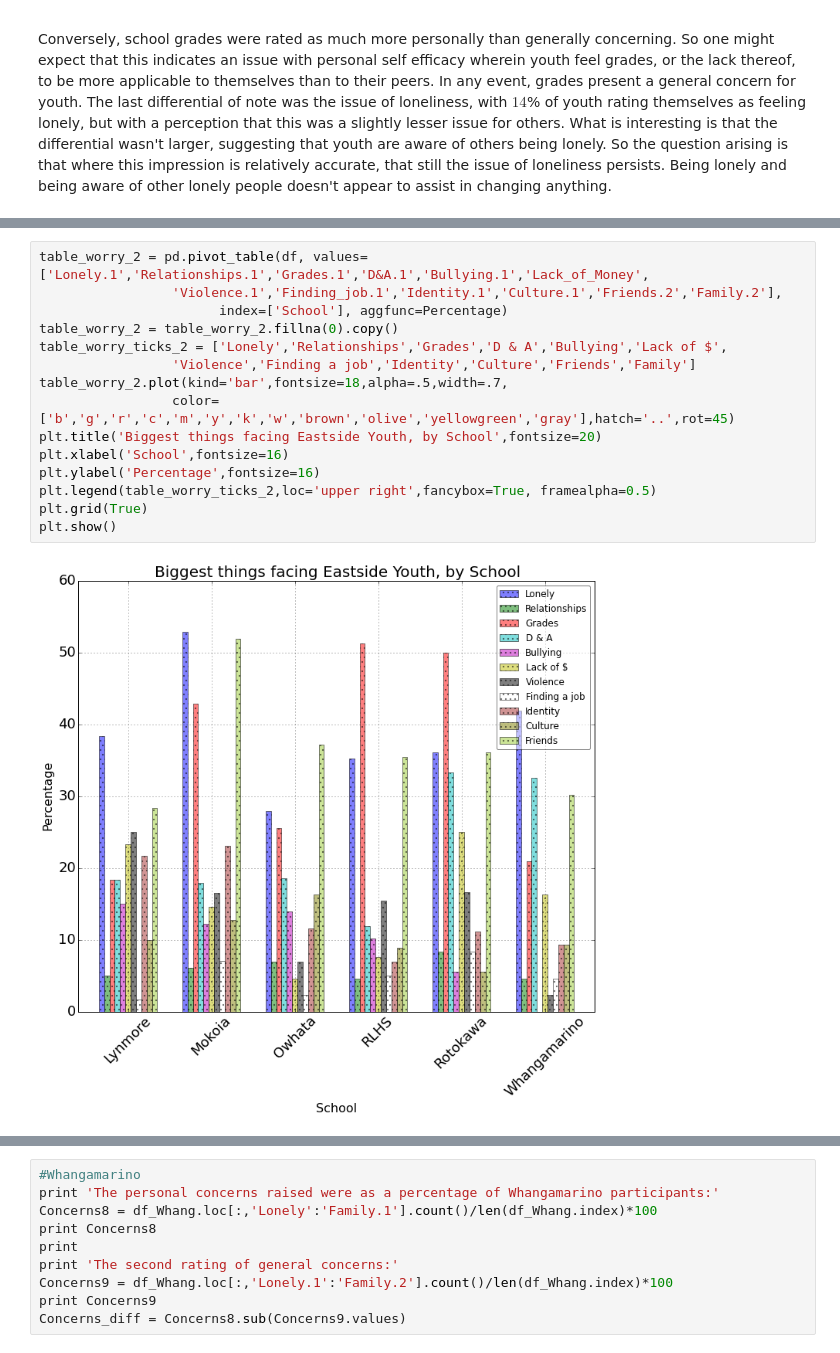
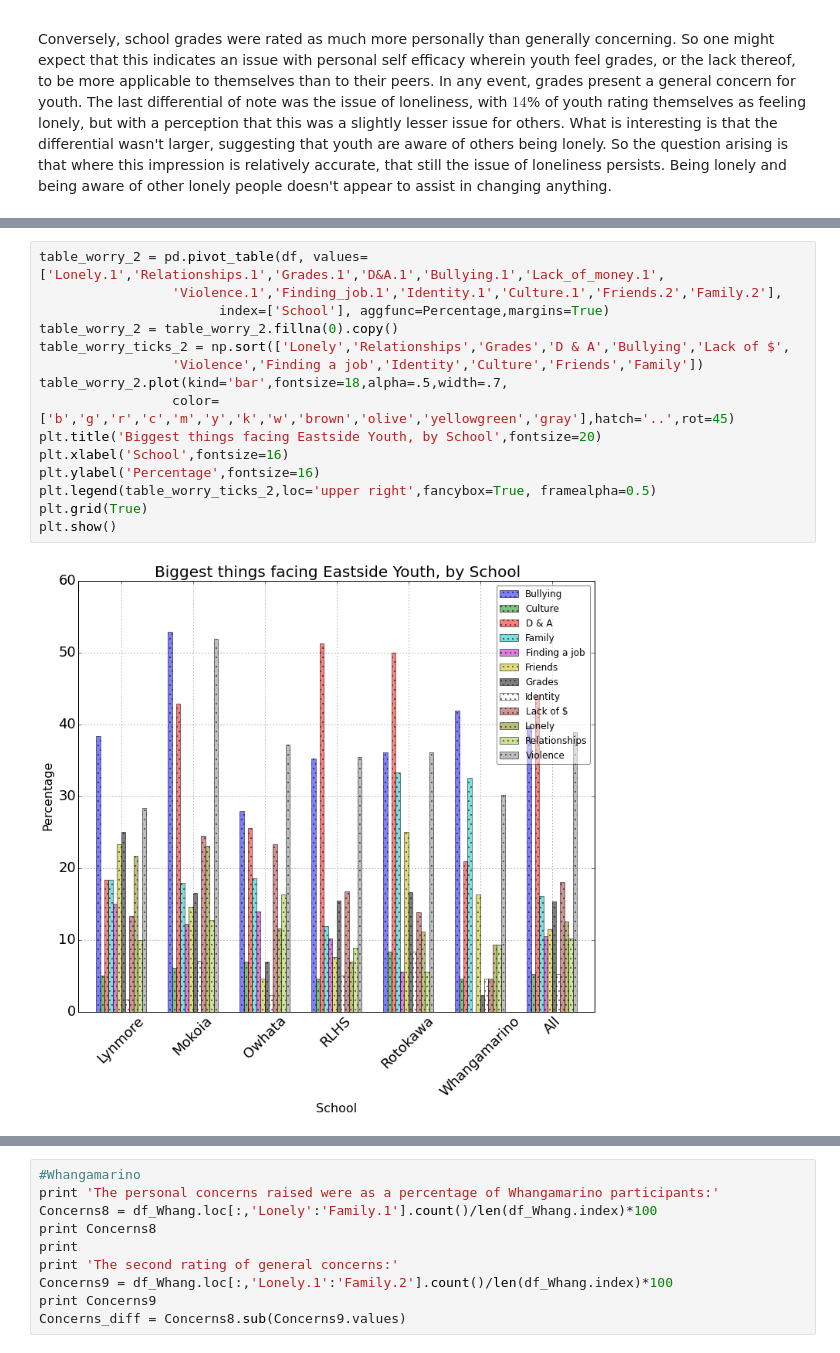
Before and after one commit to hillbs/Differential-Equations-and-Linear-Algebra, a Jupyter notebook: Youth_survey_git.ipynb, the cells around one changed output, grey strips where cells are left out. Cells and saved outputs as stored; diff of their text form.

Commit message:
Update sources of worry
Fixed plot where Lack of money was not included, added overall total to
plot as well.

```diff
--- a/Youth_survey_git.ipynb
+++ b/Youth_survey_git.ipynb
@@ -643,20 +657,20 @@ table_worry
 # %%
-table_worry_2 = pd.pivot_table(df, values=['Lonely.1','Relationships.1','Grades.1','D&A.1','Bullying.1','Lack_of_Money',
+table_worry_2 = pd.pivot_table(df, values=['Lonely.1','Relationships.1','Grades.1','D&A.1','Bullying.1','Lack_of_money.1',
                  'Violence.1','Finding_job.1','Identity.1','Culture.1','Friends.2','Family.2'],
-                       index=['School'], aggfunc=Percentage)
+                       index=['School'], aggfunc=Percentage,margins=True)
 table_worry_2 = table_worry_2.fillna(0).copy()
-table_worry_ticks_2 = ['Lonely','Relationships','Grades','D & A','Bullying','Lack of $',
-                 'Violence','Finding a job','Identity','Culture','Friends','Family']
+table_worry_ticks_2 = np.sort(['Lonely','Relationships','Grades','D & A','Bullying','Lack of $',
+                 'Violence','Finding a job','Identity','Culture','Friends','Family'])
 table_worry_2.plot(kind='bar',fontsize=18,alpha=.5,width=.7,
                  color=['b','g','r','c','m','y','k','w','brown','olive','yellowgreen','gray'],hatch='..',rot=45)
 plt.title('Biggest things facing Eastside Youth, by School',fontsize=20)
 plt.xlabel('School',fontsize=16)
 plt.ylabel('Percentage',fontsize=16)
 plt.legend(table_worry_ticks_2,loc='upper right',fancybox=True, framealpha=0.5)
 plt.grid(True)
 plt.show()
 # %% [output]
-[figure, old version]
+[figure, new version]
 # %%
 table_worry_2
 # %% [output]
```
Also changed, not shown: parts of 8 cells of this notebook.
